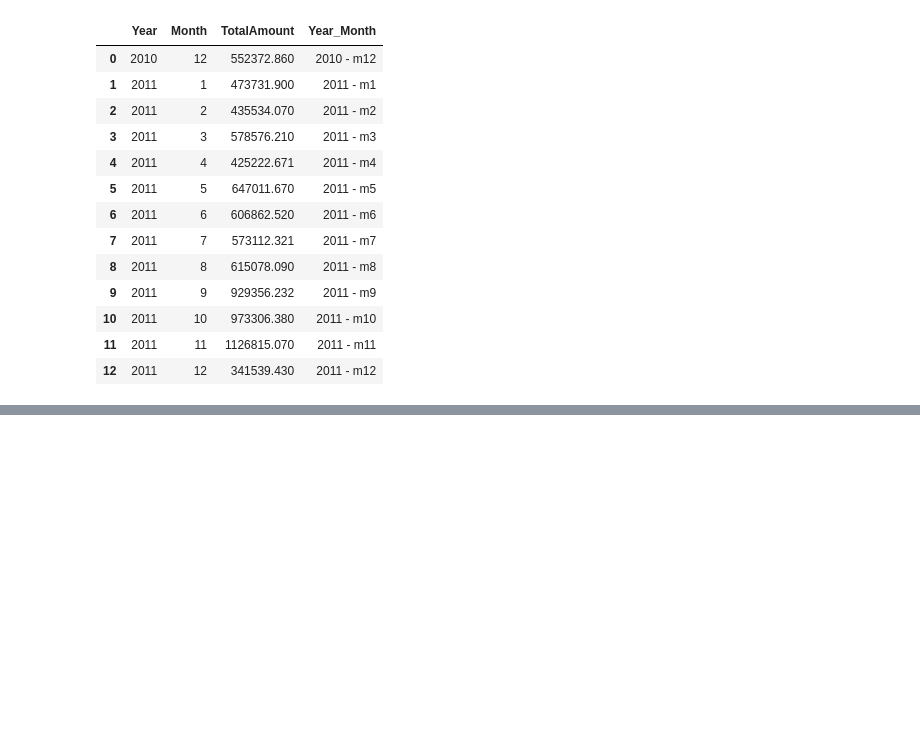
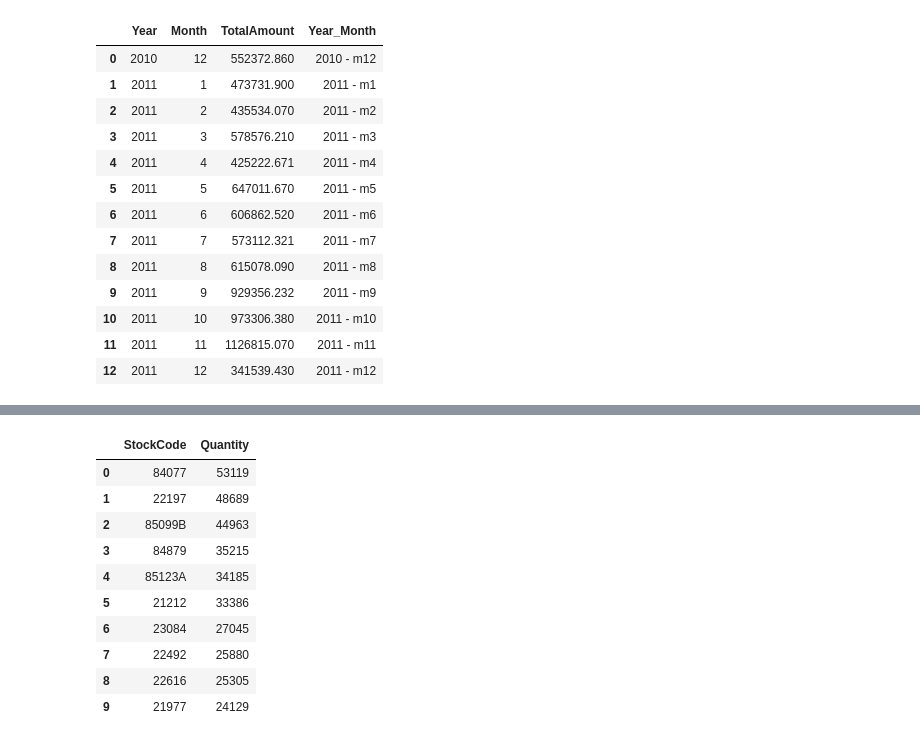
Before and after one commit to iaaron-xyz/python-for-science-and-data, a Jupyter notebook: Projects/project_retail_analysis/retail_analysis.ipynb, the cells around one changed output, grey strips where cells are left out. Drawn from its saved outputs; the diff is of its cells as text; code cells hidden in the pictures; blank space fills up the shorter version.

```diff
--- a/Projects/project_retail_analysis/retail_analysis.ipynb
+++ b/Projects/project_retail_analysis/retail_analysis.ipynb
@@ -563,0 +585,16 @@ plt.show()
+# %%
+# Reset the index of the new dataframe
+top_10_products = top_10_products.reset_index()
+top_10_products
+# %% [output]
+|  | StockCode | Quantity |
+| 0 | 84077 | 53119 |
+| 1 | 22197 | 48689 |
+| 2 | 85099B | 44963 |
+| 3 | 84879 | 35215 |
+| 4 | 85123A | 34185 |
+| 5 | 21212 | 33386 |
+| 6 | 23084 | 27045 |
+| 7 | 22492 | 25880 |
+| 8 | 22616 | 25305 |
+| 9 | 21977 | 24129 |
```
Also changed, not shown: parts of 7 cells of this notebook.
